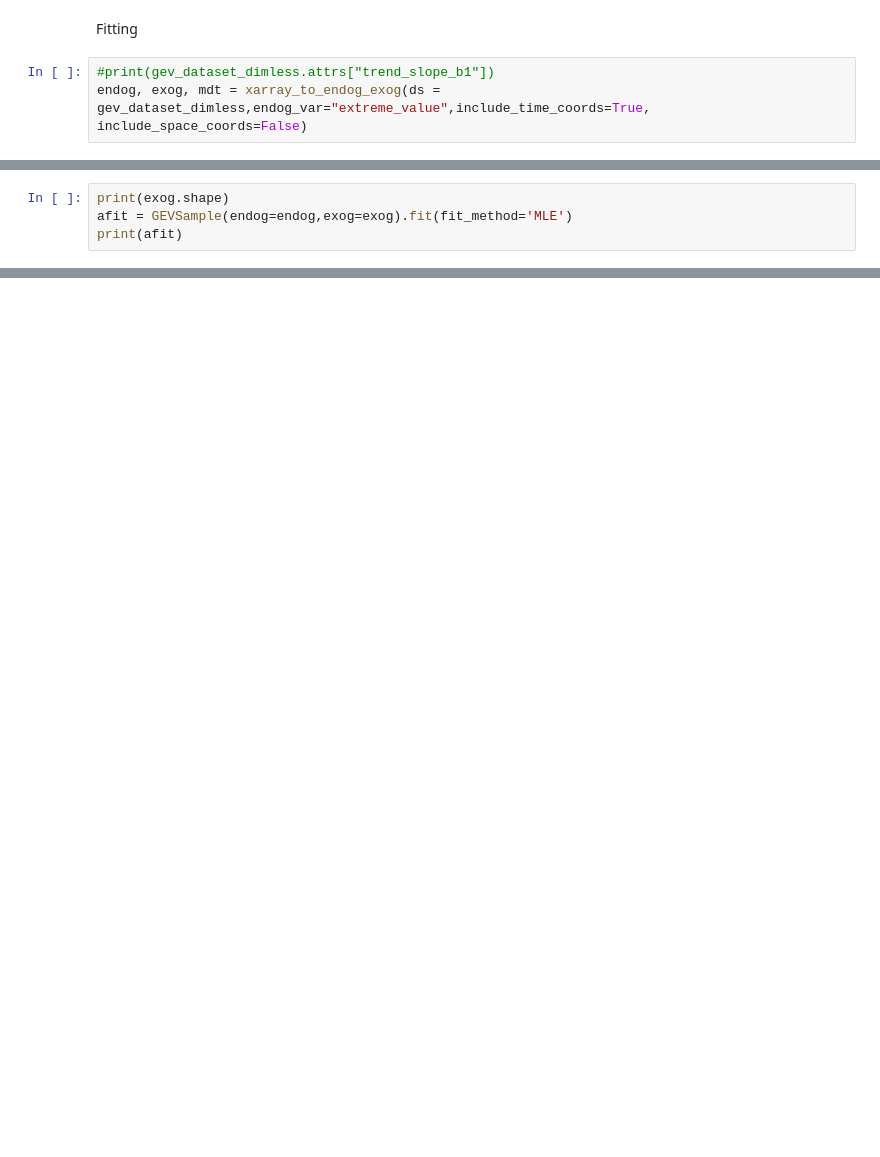
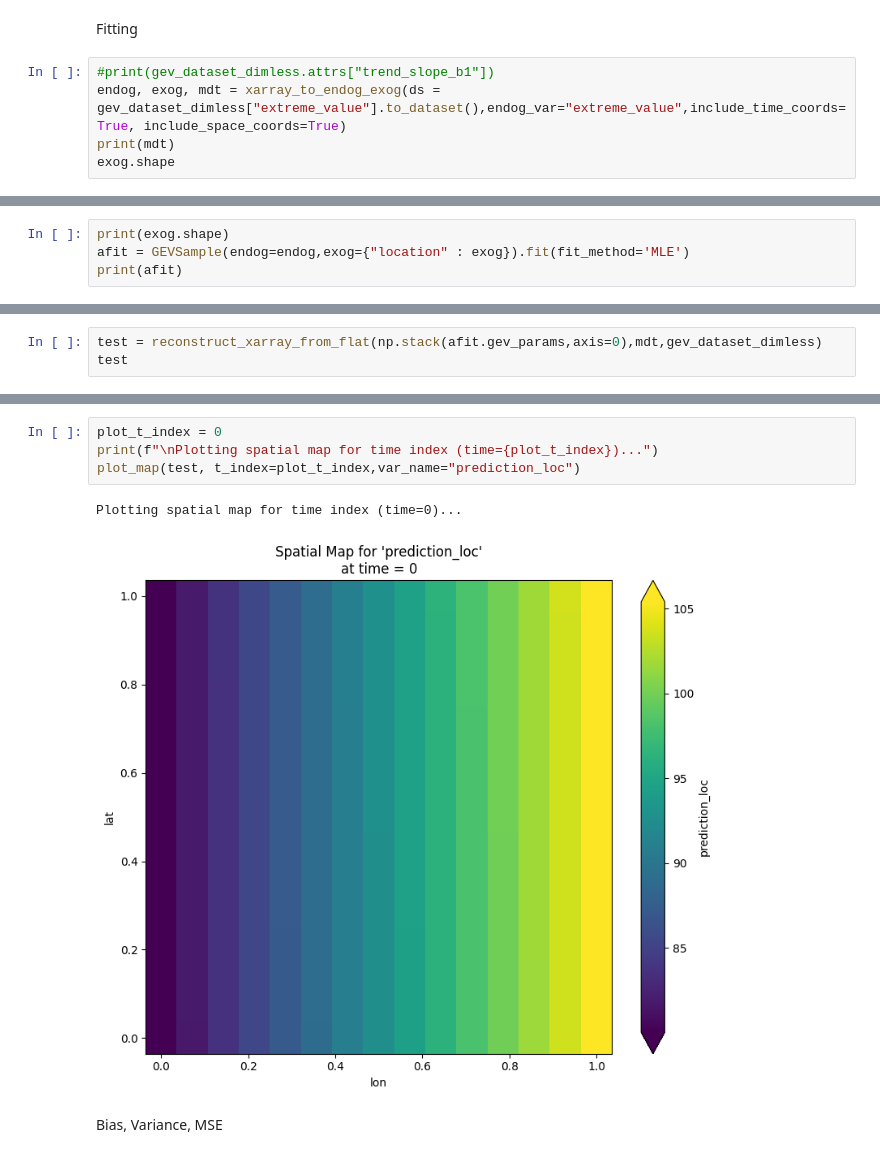
Before and after one commit to RPGSynth/EVT_Univariate, a Jupyter notebook: EVT_Classes/simulations.ipynb, the cells around one changed output, grey strips where cells are left out. Cells and saved outputs as stored; diff of their text form; blank space fills up the shorter version.

Commit message:
Update Simulations + test lieklihood

```diff
--- a/EVT_Classes/simulations.ipynb
+++ b/EVT_Classes/simulations.ipynb
@@ -623,4 +857,6 @@ Attributes:
 Fitting
 # %%
 #print(gev_dataset_dimless.attrs["trend_slope_b1"])
-endog, exog, mdt = xarray_to_endog_exog(ds = gev_dataset_dimless,endog_var="extreme_value",include_time_coords=True, include_space_coords=False)
+endog, exog, mdt = xarray_to_endog_exog(ds = gev_dataset_dimless["extreme_value"].to_dataset(),endog_var="extreme_value",include_time_coords=True, include_space_coords=True)
+print(mdt)
+exog.shape
@@ -627,5 +866,5 @@ endog, exog, mdt = xarray_to_endog_exog(ds = gev_dataset_dimless,endog_var="extr
 # %%
 print(exog.shape)
-afit = GEVSample(endog=endog,exog=exog).fit(fit_method='MLE')
+afit = GEVSample(endog=endog,exog={"location" : exog}).fit(fit_method='MLE')
 print(afit)
 # %% [output]
@@ -651,0 +1017,3 @@ Significance : *** p<0.001, ** p<0.01, * p<0.05
+# %%
+test = reconstruct_xarray_from_flat(np.stack(afit.gev_params,axis=0),mdt,gev_dataset_dimless)
+test
@@ -651,0 +1031,9 @@ Significance : *** p<0.001, ** p<0.01, * p<0.05
+# %%
+plot_t_index = 0
+print(f"\nPlotting spatial map for time index (time={plot_t_index})...")
+plot_map(test, t_index=plot_t_index,var_name="prediction_loc")
+# %% [output]
+Plotting spatial map for time index (time=0)...
+[figure, added]
+# %% [markdown]
+Bias, Variance, MSE
```
Also changed, not shown: parts of 19 cells of this notebook, 1 other file.
